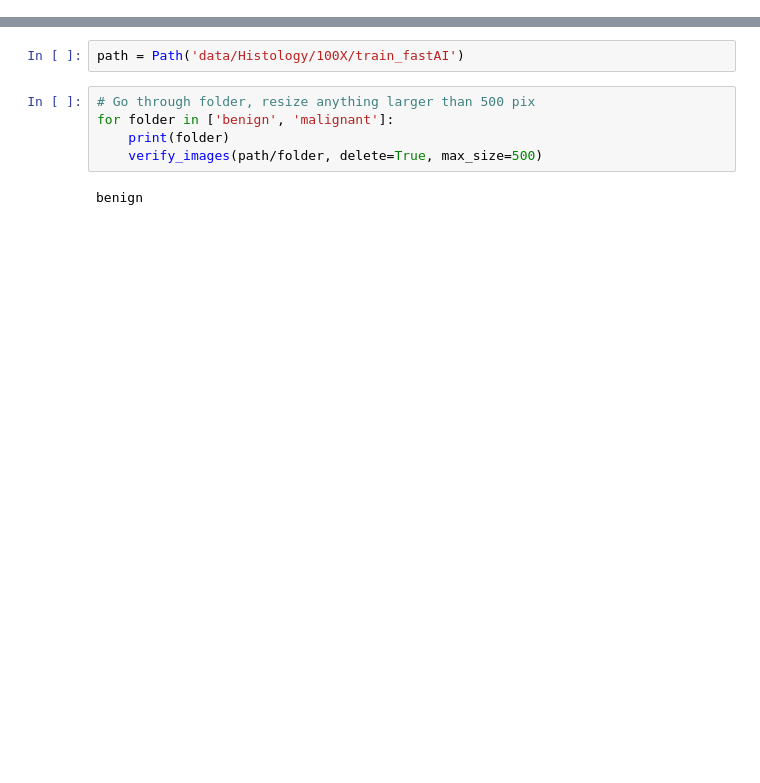
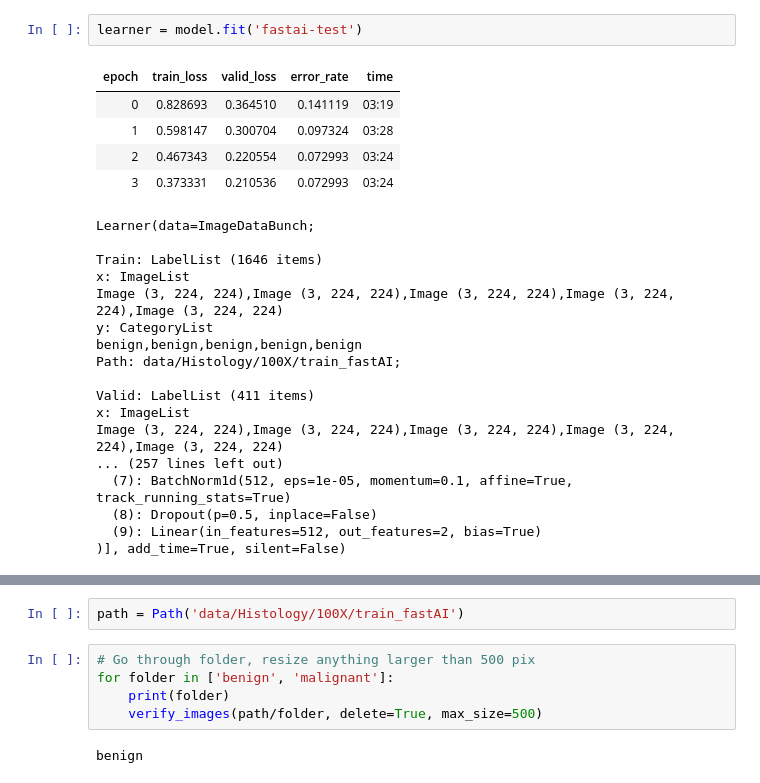
Before and after one commit to mkpetterson/cancer-prediction, a Jupyter notebook: notebooks/FastAI.ipynb, the cells around one changed output, grey strips where cells are left out. Cells and saved outputs as stored; diff of their text form; blank space fills up the shorter version.

```diff
--- a/notebooks/FastAI.ipynb
+++ b/notebooks/FastAI.ipynb
@@ -8,0 +27,25 @@ os.getcwd()
+# %%
+learner = model.fit('fastai-test')
+# %% [output]
+| epoch | train_loss | valid_loss | error_rate | time |
+| 0 | 0.828693 | 0.364510 | 0.141119 | 03:19 |
+| 1 | 0.598147 | 0.300704 | 0.097324 | 03:28 |
+| 2 | 0.467343 | 0.220554 | 0.072993 | 03:24 |
+| 3 | 0.373331 | 0.210536 | 0.072993 | 03:24 |
+Learner(data=ImageDataBunch;
+
+Train: LabelList (1646 items)
+x: ImageList
+Image (3, 224, 224),Image (3, 224, 224),Image (3, 224, 224),Image (3, 224, 224),Image (3, 224, 224)
+y: CategoryList
+benign,benign,benign,benign,benign
+Path: data/Histology/100X/train_fastAI;
+
+Valid: LabelList (411 items)
+x: ImageList
+Image (3, 224, 224),Image (3, 224, 224),Image (3, 224, 224),Image (3, 224, 224),Image (3, 224, 224)
+... (257 lines left out)
+  (7): BatchNorm1d(512, eps=1e-05, momentum=0.1, affine=True, track_running_stats=True)
+  (8): Dropout(p=0.5, inplace=False)
+  (9): Linear(in_features=512, out_features=2, bias=True)
+)], add_time=True, silent=False)
```
Also changed, not shown: parts of 14 cells of this notebook, 6 other files.
